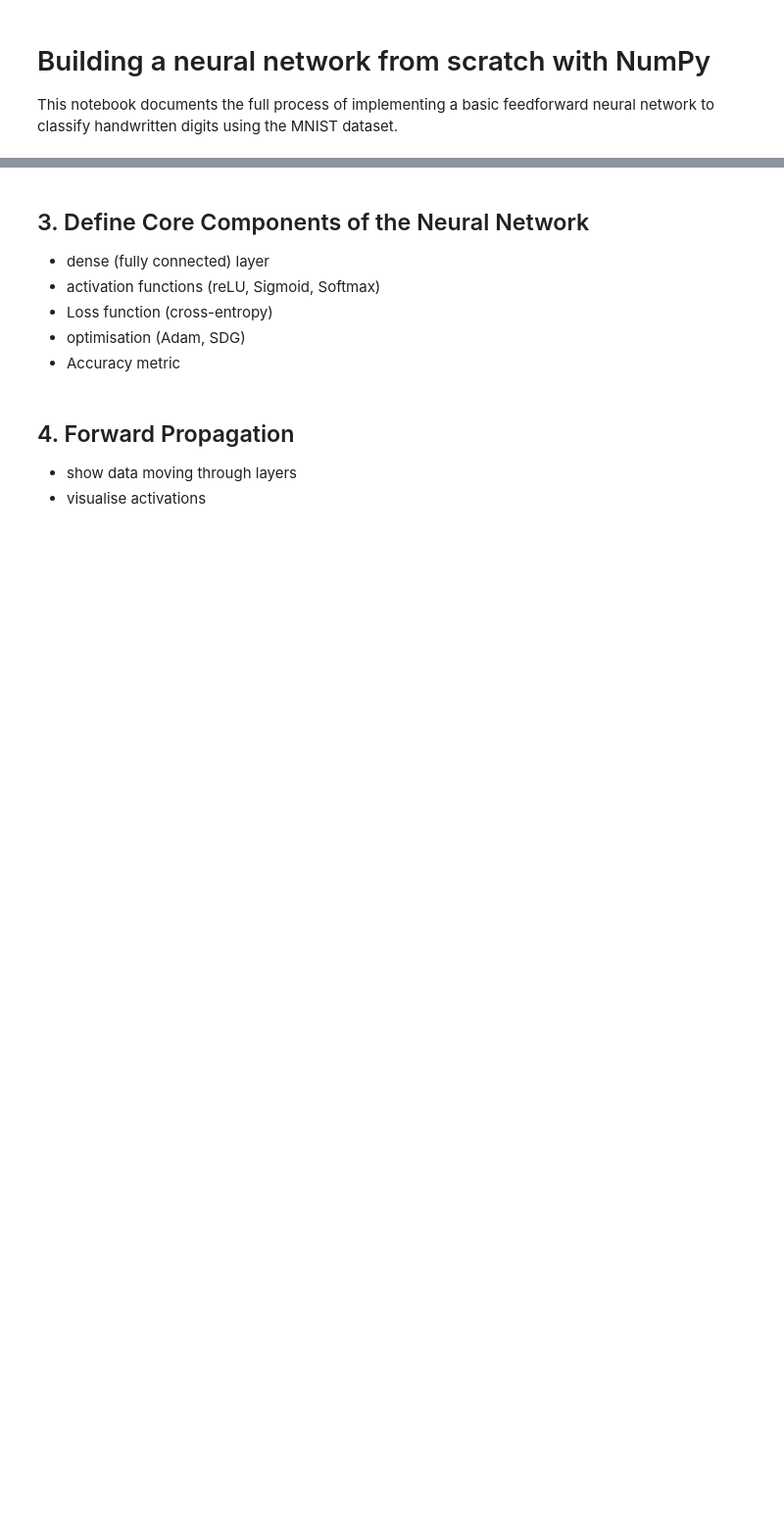
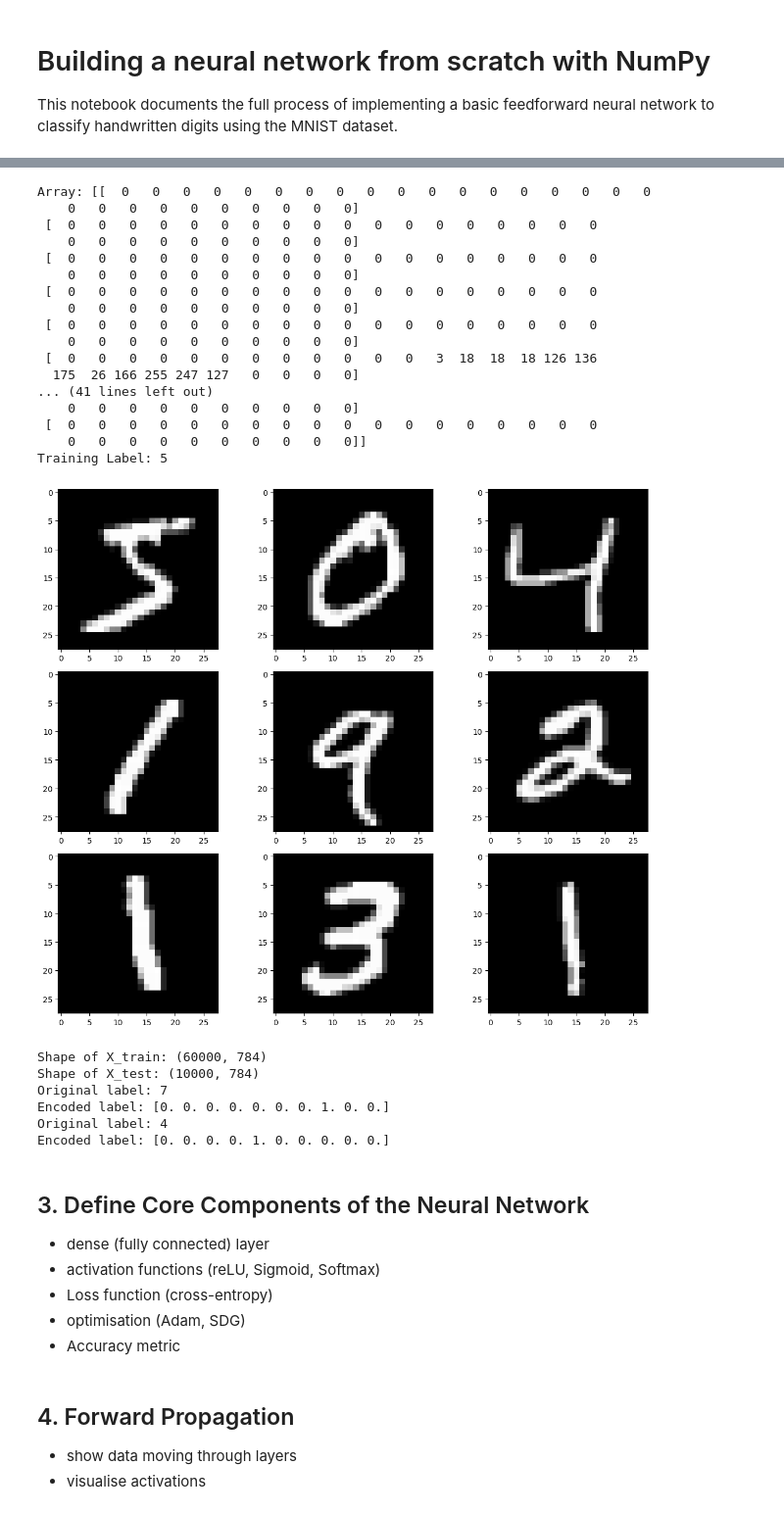
Before and after one commit to kiri-thornalley/numpy_neural_network, a Jupyter notebook: neural_network.ipynb, the cells around one changed output, grey strips where cells are left out. Shown at 98% size. Drawn from its saved outputs; the diff is of its cells as text; code cells hidden in the pictures; blank space fills up the shorter version.

Commit message:
preprocessing data

```diff
--- a/neural_network.ipynb
+++ b/neural_network.ipynb
@@ -27,6 +36,74 @@ $ z= w_1 x_1+w_2 x_2+w_n x_n =\textbf{X}^T \textbf{W} $
 # %%
 # Import necessary packages
 import numpy as np
+import pandas as pd
+from keras.datasets import mnist
+import matplotlib.pyplot as plt
+
+# Import and visualise the data
+(X_train, y_train), (X_test, y_test) = mnist.load_data()
+print(f'Array: {X_train[0]}')
+print(f'Training Label: {y_train[0]}')
+
+#Plot the first 9 images in the data set
+fig, ax = plt.subplots(3,3)
+fig.set_size_inches(12, 10)
+k = 0
+for i in range(3):
+    for j in range(3):
+        ax[i,j].imshow(X_train[k].reshape(28, 28), cmap="gray")
+        k += 1
+plt.tight_layout()
+# %% [output]
+Array: [[  0   0   0   0   0   0   0   0   0   0   0   0   0   0   0   0   0   0
+    0   0   0   0   0   0   0   0   0   0]
+ [  0   0   0   0   0   0   0   0   0   0   0   0   0   0   0   0   0   0
+    0   0   0   0   0   0   0   0   0   0]
+ [  0   0   0   0   0   0   0   0   0   0   0   0   0   0   0   0   0   0
+    0   0   0   0   0   0   0   0   0   0]
+ [  0   0   0   0   0   0   0   0   0   0   0   0   0   0   0   0   0   0
+    0   0   0   0   0   0   0   0   0   0]
+ [  0   0   0   0   0   0   0   0   0   0   0   0   0   0   0   0   0   0
+    0   0   0   0   0   0   0   0   0   0]
+ [  0   0   0   0   0   0   0   0   0   0   0   0   3  18  18  18 126 136
+  175  26 166 255 247 127   0   0   0   0]
+... (41 lines left out)
+    0   0   0   0   0   0   0   0   0   0]
+ [  0   0   0   0   0   0   0   0   0   0   0   0   0   0   0   0   0   0
+    0   0   0   0   0   0   0   0   0   0]]
+Training Label: 5
+[figure, added]
+# %%
+# Normalise the data
+X_train = X_train/255
+X_test = X_test/255
+
+#print(f'Normalised Array: {X_train[0]}')
+# Flatten X_train and X_test to 1 dimension, then confirm we have done so using .shape method
+X_train = X_train.reshape(X_train.shape[0], -1)
+X_test = X_test.reshape(X_test.shape[0], -1)
+
+print(f'Shape of X_train: {X_train.shape}')
+print(f'Shape of X_test: {X_test.shape}')
+
+# One Hot encode the image labels
+# Code shamelessly borrows from: https://stackoverflow.com/questions/29831489/convert-array-of-indices-to-one-hot-encoded-array-in-numpy
+
+n_values = np.max(y_train) + 1
+y_train_encoded = np.eye(n_values)[y_train]
+n_values = np.max(y_test) + 1
+y_test_encoded = np.eye(n_values)[y_test]
+
+# Select a random image from the training and test set and print the original label and encoded label to confirm this has worked.
+print(f'Original label: {y_train[42]}\nEncoded label: {y_train_encoded[42]}')
+print(f'Original label: {y_test[42]}\nEncoded label: {y_test_encoded[42]}')
+# %% [output]
+Shape of X_train: (60000, 784)
+Shape of X_test: (10000, 784)
+Original label: 7
+Encoded label: [0. 0. 0. 0. 0. 0. 0. 1. 0. 0.]
+Original label: 4
+Encoded label: [0. 0. 0. 0. 1. 0. 0. 0. 0. 0.]
 # %% [markdown]
 ## 3. Define Core Components of the Neural Network
 - dense (fully connected) layer
```
Also changed, not shown: parts of 4 cells of this notebook.
